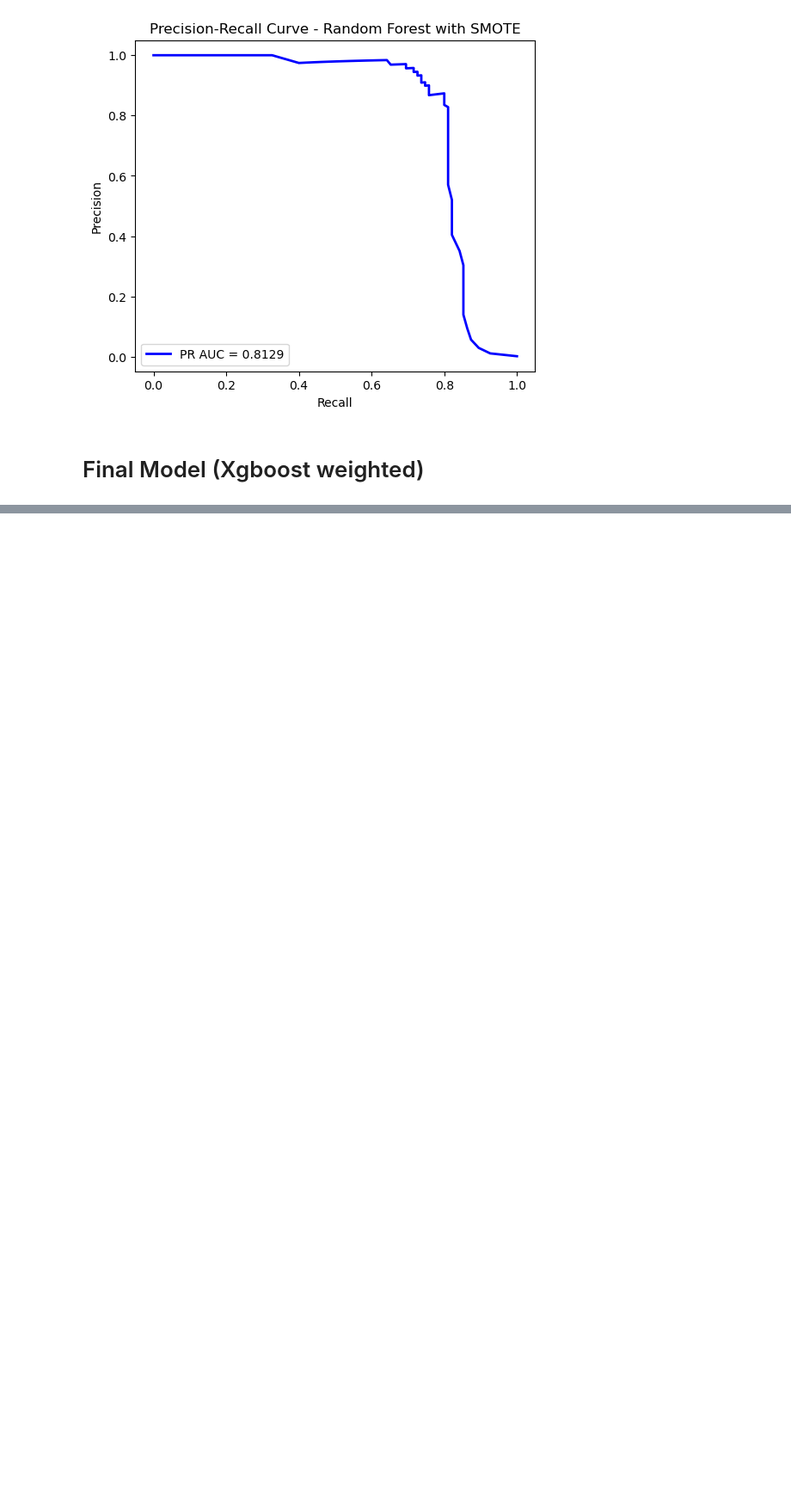
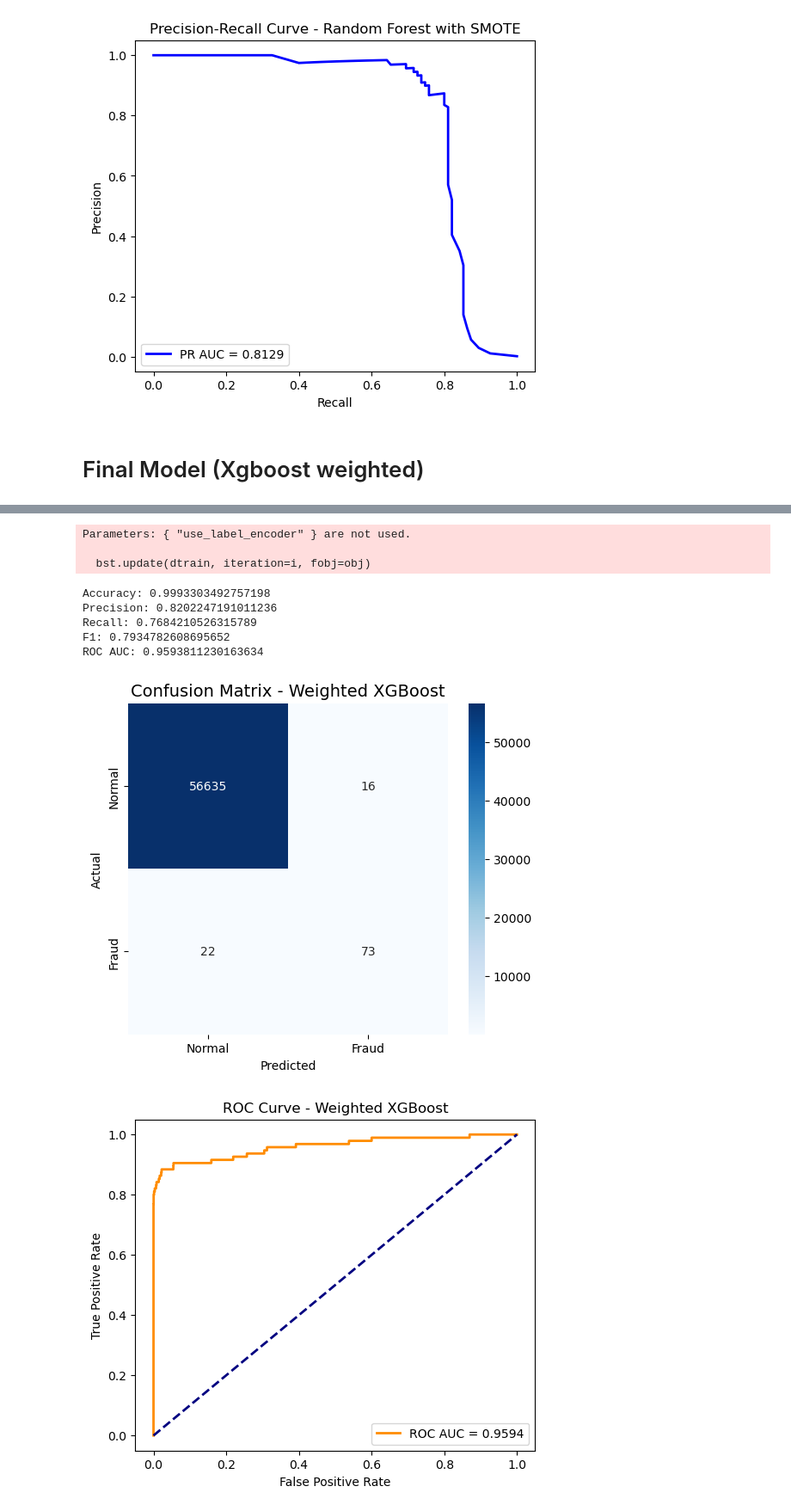
Before and after one commit to abdelrahman611982/Credit-Card-Fraud-Detection, a Jupyter notebook: Credit Card Fraud Detection.ipynb, the cells around one changed output, grey strips where cells are left out. Shown at 86% size. Saved outputs shown, nothing was run; the diff lists cells and outputs as text; code cells hidden in the pictures; blank space fills up the shorter version.

```diff
--- a/Credit Card Fraud Detection.ipynb
+++ b/Credit Card Fraud Detection.ipynb
@@ -496,0 +561,18 @@ ROC AUC: 0.9538696302104576
+# %%
+from sklearn.model_selection import GridSearchCV
+
+param_grid = {'n_estimators': [100, 300, 500, 700, 900],
+              'learning_rate': [0.01, 0.1, 0.2, 0.001, 0.05],
+              'max_depth': [3, 5, 7, 10, 12]}
+
+grid_search = GridSearchCV(
+    estimator=xgb_Weighted,
+    param_grid=param_grid,
+    scoring='roc_auc',
+    cv=5,
+    verbose=1
+)
+
+grid_search.fit(x_train_resampled, y_train_resampled)
+best_param = grid_search.best_params_
+print("Best Hyperparameters:", best_param)
@@ -496,0 +599,30 @@ ROC AUC: 0.9538696302104576
+# %%
+xgb_Weighted = XGBClassifier(random_state=42,
+                             max_depth= 5,
+                             learning_rate= 0.2,
+                             n_estimators= 900,
+                             use_label_encoder=False,
+                             eval_metric='logloss',
+                             scale_pos_weight= (y_train == 0).sum() / (y_train == 1).sum())
+
+xgb_Weighted.fit(x_train_resampled, y_train_resampled)
+results = evaluate_model(xgb_Weighted, x_test, y_test)
+print("Accuracy:", results["accuracy"])
+print("Precision:", results["precision"])
+print("Recall:", results["recall"])
+print("F1:", results["f1"])
+print("ROC AUC:", results["roc_auc"])
+plot_confusion_matrix(results["confusion_matrix"], "Weighted XGBoost")
+plot_roc_curve(y_test, results["y_prob"], "Weighted XGBoost")
+plot_precision_recall_curve(y_test, results["y_prob"], "Weighted XGBoost")
+# %% [output]
+Parameters: { "use_label_encoder" } are not used.
+
+  bst.update(dtrain, iteration=i, fobj=obj)
+Accuracy: 0.9993303492757198
+Precision: 0.8202247191011236
+Recall: 0.7684210526315789
+F1: 0.7934782608695652
+ROC AUC: 0.9593811230163634
+[figure, added]
+[figure, added]
```
Also changed, not shown: parts of 6 cells of this notebook.
